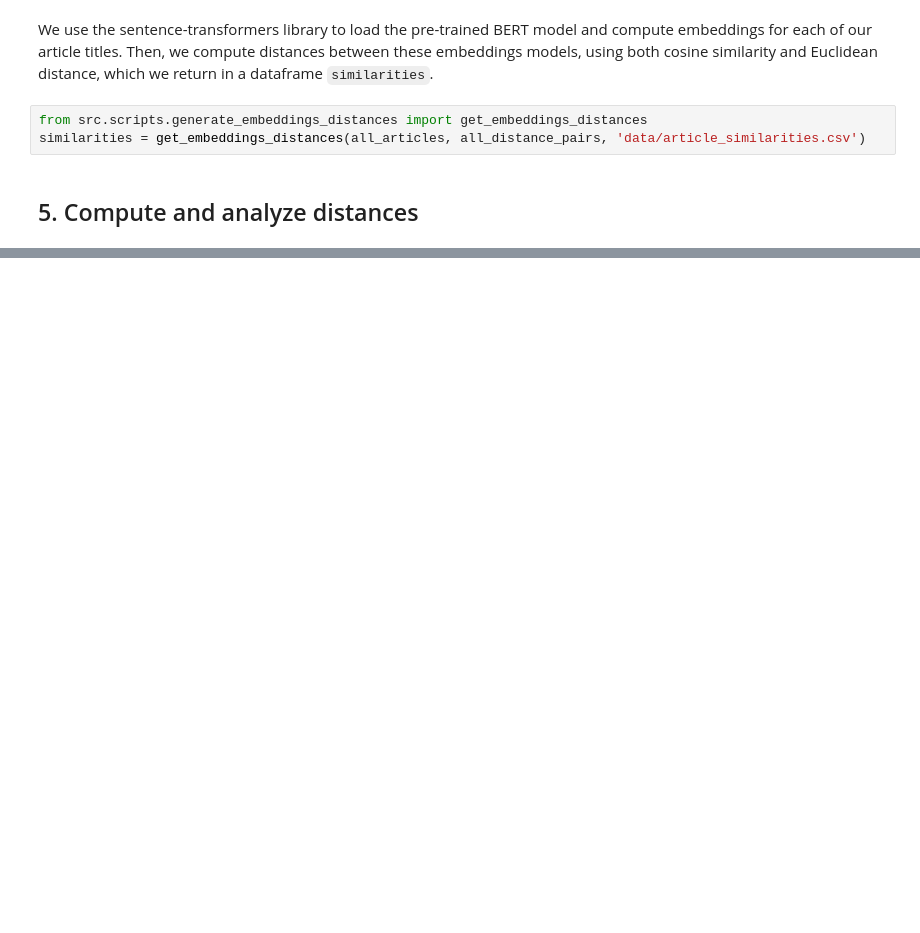
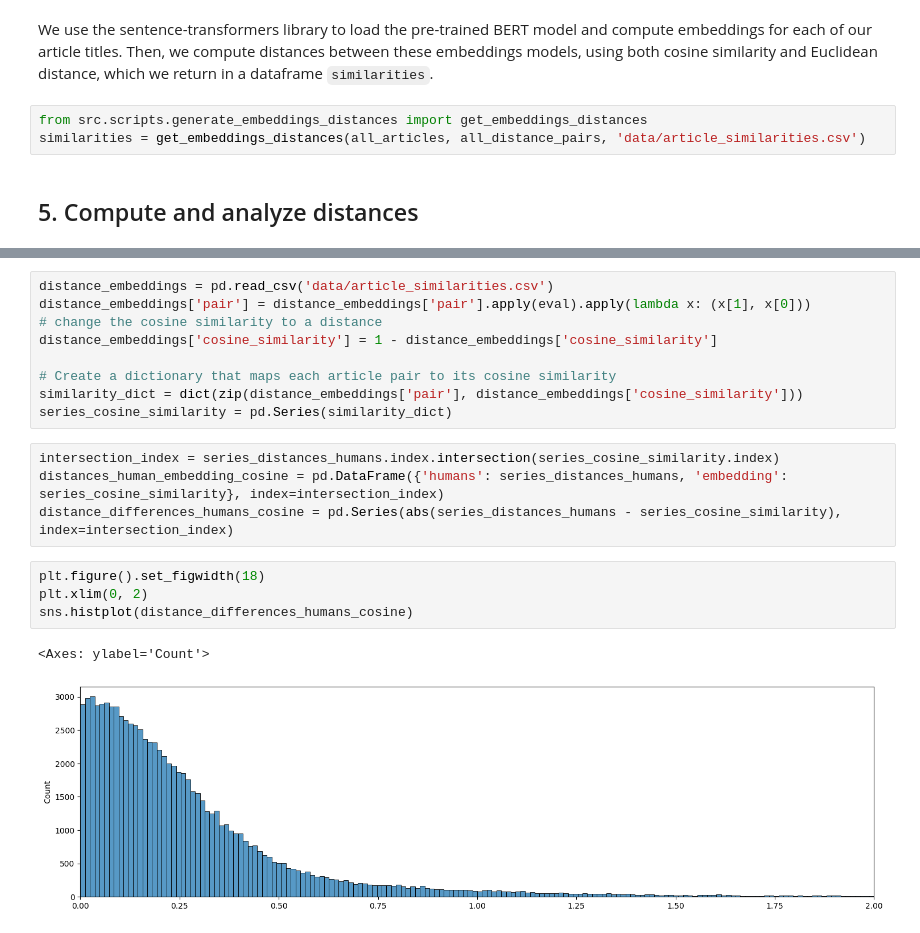
Before and after one commit to epfl-ada/ada-2024-project-adaspeedia, a Jupyter notebook: results.ipynb, the cells around one changed output, grey strips where cells are left out. Saved outputs shown, nothing was run; the diff lists cells and outputs as text; blank space fills up the shorter version.

Commit message:
add beginning of embedding analysis

```diff
--- a/results.ipynb
+++ b/results.ipynb
@@ -226,0 +242,20 @@ Name: llm, dtype: float64
+# %%
+distance_embeddings = pd.read_csv('data/article_similarities.csv')
+distance_embeddings['pair'] = distance_embeddings['pair'].apply(eval).apply(lambda x: (x[1], x[0]))
+# change the cosine similarity to a distance
+distance_embeddings['cosine_similarity'] = 1 - distance_embeddings['cosine_similarity']
+
+# Create a dictionary that maps each article pair to its cosine similarity
+similarity_dict = dict(zip(distance_embeddings['pair'], distance_embeddings['cosine_similarity']))
+series_cosine_similarity = pd.Series(similarity_dict)
+# %%
+intersection_index = series_distances_humans.index.intersection(series_cosine_similarity.index)
+distances_human_embedding_cosine = pd.DataFrame({'humans': series_distances_humans, 'embedding': series_cosine_similarity}, index=intersection_index)
+distance_differences_humans_cosine = pd.Series(abs(series_distances_humans - series_cosine_similarity), index=intersection_index)
+# %%
+plt.figure().set_figwidth(18)
+plt.xlim(0, 2)
+sns.histplot(distance_differences_humans_cosine)
+# %% [output]
+<Axes: ylabel='Count'>
+[figure, added]
```
Also changed, not shown: parts of 12 cells of this notebook, 1 other file.
